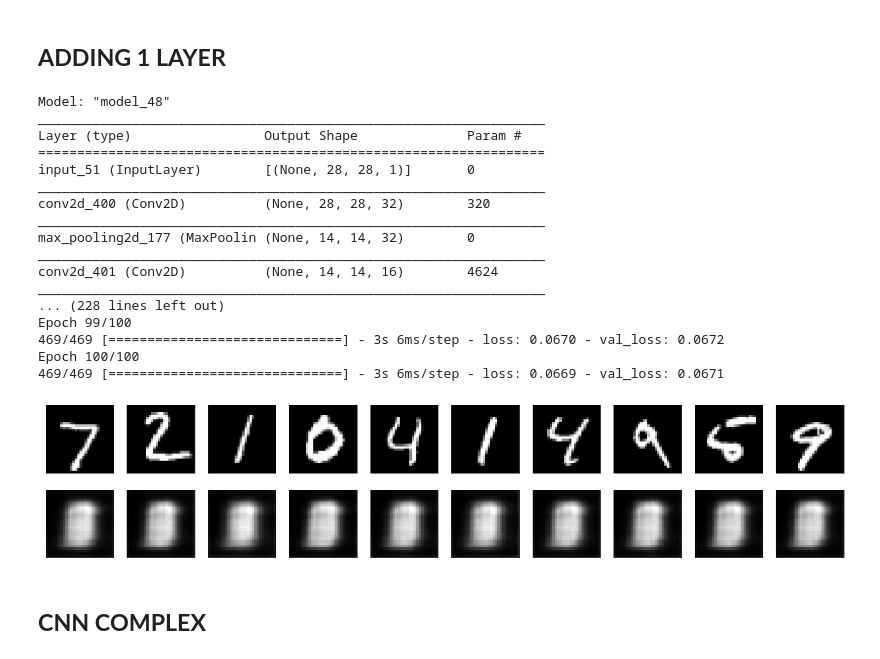
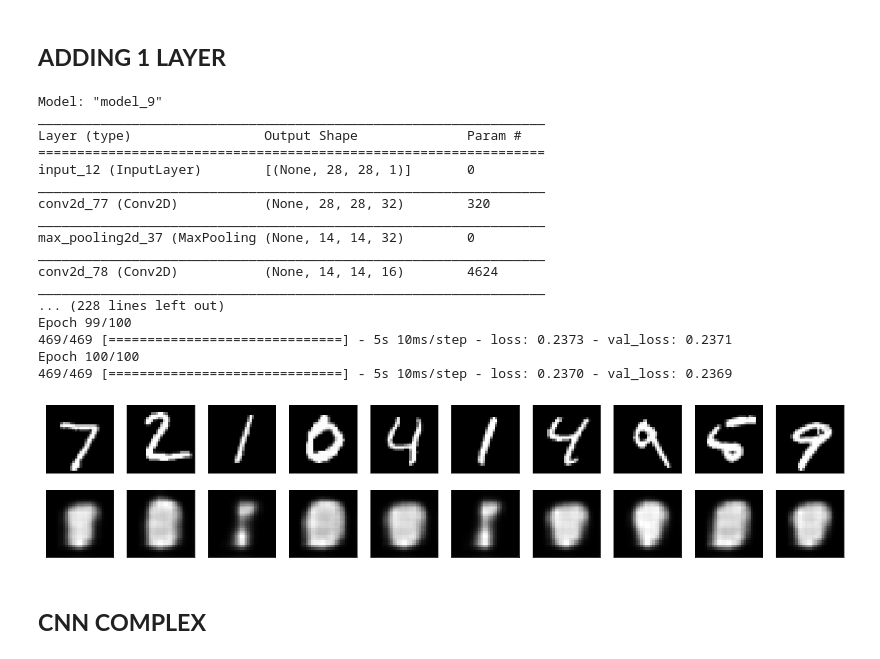
Before and after one commit to Anish-AV/Autoencoder, a Jupyter notebook: Autoencoder.ipynb, the cells around one changed output. Drawn from its saved outputs; the diff is of its cells as text; code cells hidden in the pictures.

```diff
--- a/Autoencoder.ipynb
+++ b/Autoencoder.ipynb
@@ -394,7 +394,7 @@ x = tf.keras.layers.UpSampling2D((2, 2))(x)
 decoded = tf.keras.layers.Conv2D(1, (3, 3), activation='sigmoid', padding='same')(x)
 
 autoencoder = tf.keras.models.Model(input_img, decoded)
-autoencoder.compile(optimizer='adam', loss='binary_crossentropy')
+autoencoder.compile(optimizer='adadelta', loss='binary_crossentropy')
 
 
 # to train this model we will with original MNIST digits with shape (samples, 3, 28, 28) and we will just normalize pixel values between 0 and 1
@@ -554,7 +476,7 @@ x = tf.keras.layers.UpSampling2D((2,2))(x)
 decoded = tf.keras.layers.Conv2D(1, (3, 3), activation='sigmoid', padding='same')(x)
 
 autoencoder = tf.keras.models.Model(input_img, decoded)
-autoencoder.compile(optimizer='adam', loss='binary_crossentropy')
+autoencoder.compile(optimizer='adadelta', loss='binary_crossentropy')
 autoencoder.summary()
 
 # to train this model we will with original MNIST digits with shape (samples, 3, 28, 28) and we will just normalize pixel values between 0 and 1
@@ -575,41 +497,41 @@ predict=autoencoder.predict(x_test)
 
 
 n = 10  # how many digits we will display
 plt.figure(figsize=(20, 4))
 for i in range(n):
     # display original
     ax = plt.subplot(2, n, i + 1)
     plt.imshow(x_test[i].reshape(28, 28))
     plt.gray()
     ax.get_xaxis().set_visible(False)
     ax.get_yaxis().set_visible(False)
 
     # display reconstruction
     ax = plt.subplot(2, n, i + 1 + n)
     plt.imshow(predict[i].reshape(28, 28))
     plt.gray()
     ax.get_xaxis().set_visible(False)
     ax.get_yaxis().set_visible(False)
 plt.show()
 # %% [output]
-Model: "model_48"
+Model: "model_9"
 _________________________________________________________________
 Layer (type)                 Output Shape              Param #
 =================================================================
-input_51 (InputLayer)        [(None, 28, 28, 1)]       0
+input_12 (InputLayer)        [(None, 28, 28, 1)]       0
 _________________________________________________________________
-conv2d_400 (Conv2D)          (None, 28, 28, 32)        320
+conv2d_77 (Conv2D)           (None, 28, 28, 32)        320
 _________________________________________________________________
-max_pooling2d_177 (MaxPoolin (None, 14, 14, 32)        0
+max_pooling2d_37 (MaxPooling (None, 14, 14, 32)        0
 _________________________________________________________________
-conv2d_401 (Conv2D)          (None, 14, 14, 16)        4624
+conv2d_78 (Conv2D)           (None, 14, 14, 16)        4624
 _________________________________________________________________
 ... (228 lines left out)
 Epoch 99/100
-469/469 [==============================] - 3s 6ms/step - loss: 0.0670 - val_loss: 0.0672
+469/469 [==============================] - 5s 10ms/step - loss: 0.2373 - val_loss: 0.2371
 Epoch 100/100
-469/469 [==============================] - 3s 6ms/step - loss: 0.0669 - val_loss: 0.0671
+469/469 [==============================] - 5s 10ms/step - loss: 0.2370 - val_loss: 0.2369
-[figure, old version]
+[figure, new version]
 # %% [markdown]
 ## **CNN COMPLEX**
 # %%
```
Also changed, not shown: parts of 5 cells of this notebook.
